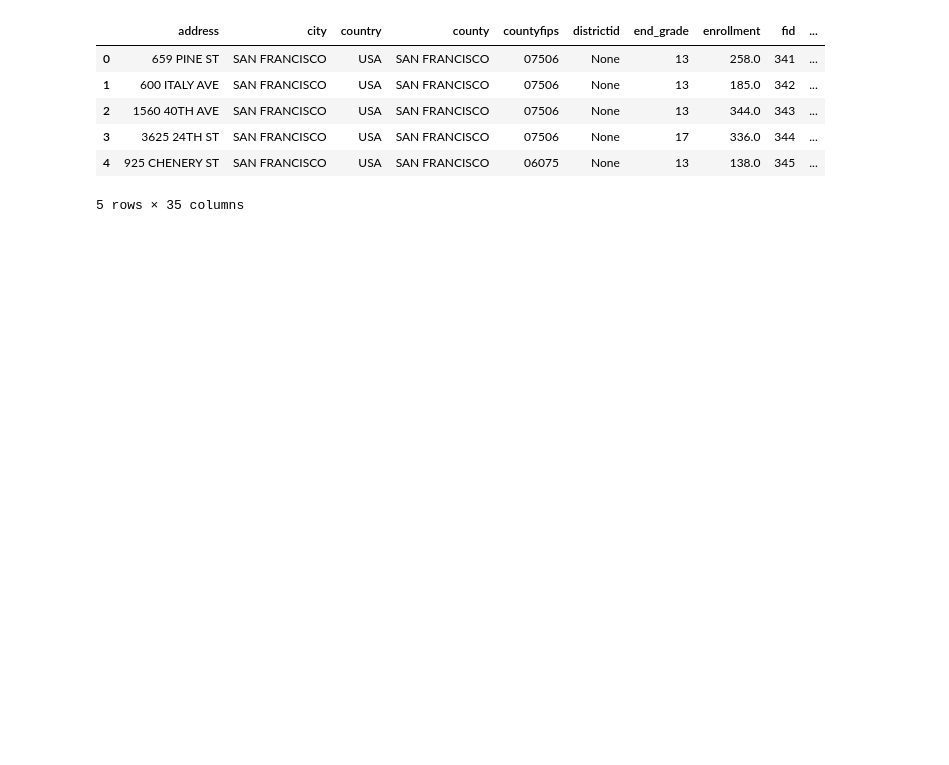
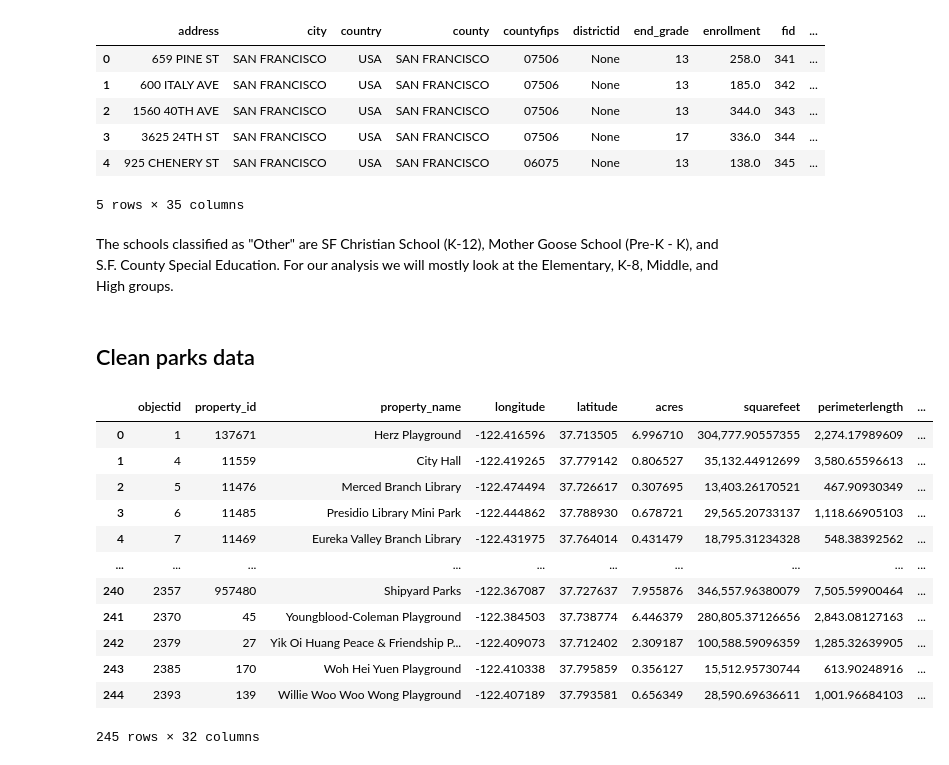
Before and after one commit to daniimurphy/cyplan101-proj-group26, a Jupyter notebook: notebooks/load_clean_school_data.ipynb, the cells around one changed output. Cells and saved outputs as stored; diff of their text form; code cells hidden in the pictures; blank space fills up the shorter version.

```diff
--- a/notebooks/load_clean_school_data.ipynb
+++ b/notebooks/load_clean_school_data.ipynb
@@ -317,0 +361,26 @@ schools_sf.head()
+# %% [markdown]
+The schools classified as "Other" are SF Christian School (K-12), Mother Goose School (Pre-K - K), and S.F. County Special Education. For our analysis we will mostly look at the Elementary, K-8, Middle, and High groups.
+# %% [markdown]
+## Clean parks data
+# %%
+parks.head()
+
+parks["geometry"] = parks["shape"].apply(wkt.loads)
+
+parks = gpd.GeoDataFrame(parks, geometry="geometry", crs="EPSG:4326")
+# %%
+parks
+# %% [output]
+|  | objectid | property_id | property_name | longitude | latitude | acres | squarefeet | perimeterlength | ... |
+| 0 | 1 | 137671 | Herz Playground | -122.416596 | 37.713505 | 6.996710 | 304,777.90557355 | 2,274.17989609 | ... |
+| 1 | 4 | 11559 | City Hall | -122.419265 | 37.779142 | 0.806527 | 35,132.44912699 | 3,580.65596613 | ... |
+| 2 | 5 | 11476 | Merced Branch Library | -122.474494 | 37.726617 | 0.307695 | 13,403.26170521 | 467.90930349 | ... |
+| 3 | 6 | 11485 | Presidio Library Mini Park | -122.444862 | 37.788930 | 0.678721 | 29,565.20733137 | 1,118.66905103 | ... |
+| 4 | 7 | 11469 | Eureka Valley Branch Library | -122.431975 | 37.764014 | 0.431479 | 18,795.31234328 | 548.38392562 | ... |
+| ... | ... | ... | ... | ... | ... | ... | ... | ... | ... |
+| 240 | 2357 | 957480 | Shipyard Parks | -122.367087 | 37.727637 | 7.955876 | 346,557.96380079 | 7,505.59900464 | ... |
+| 241 | 2370 | 45 | Youngblood-Coleman Playground | -122.384503 | 37.738774 | 6.446379 | 280,805.37126656 | 2,843.08127163 | ... |
+| 242 | 2379 | 27 | Yik Oi Huang Peace & Friendship P... | -122.409073 | 37.712402 | 2.309187 | 100,588.59096359 | 1,285.32639905 | ... |
+| 243 | 2385 | 170 | Woh Hei Yuen Playground | -122.410338 | 37.795859 | 0.356127 | 15,512.95730744 | 613.90248916 | ... |
+| 244 | 2393 | 139 | Willie Woo Woo Wong Playground | -122.407189 | 37.793581 | 0.656349 | 28,590.69636611 | 1,001.96684103 | ... |
+245 rows × 32 columns
```
Also changed, not shown: parts of 25 cells of this notebook.
